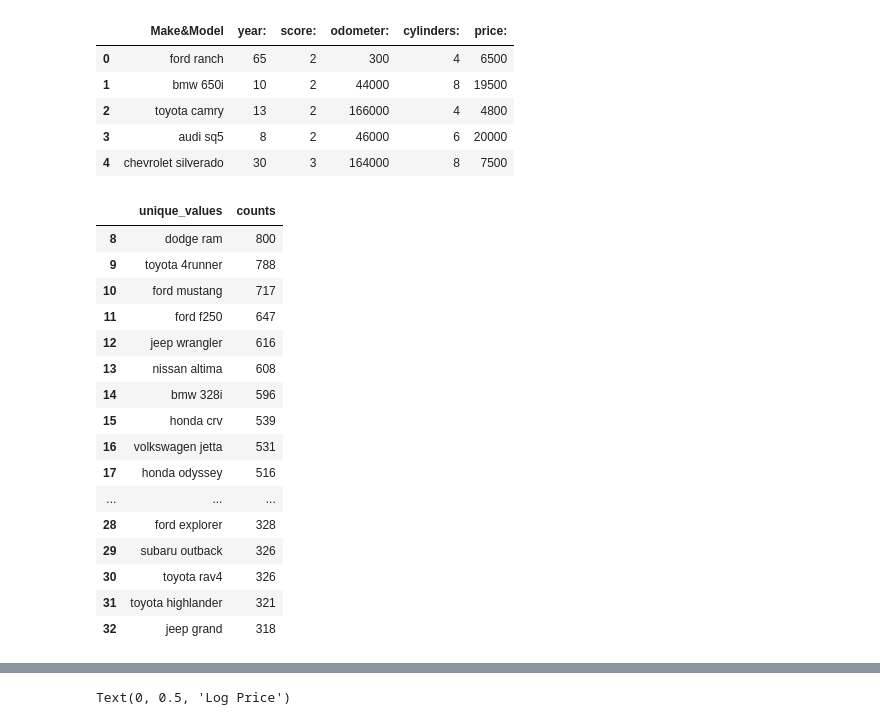
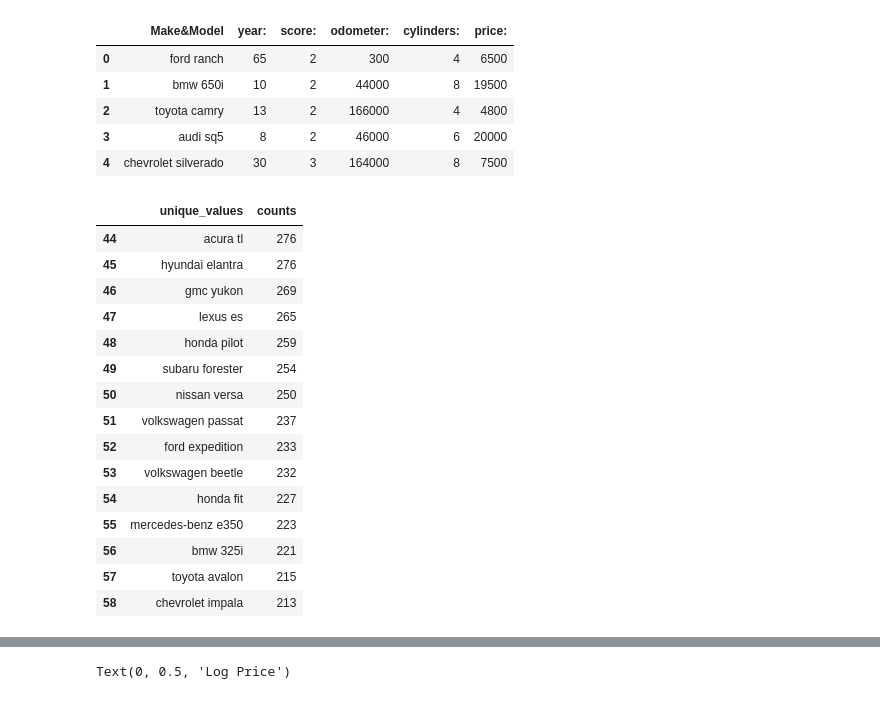
Before and after one commit to Mohammedsilmi9/UsedCar-PriceEstimator, a Jupyter notebook: EDA_General.ipynb, the cells around one changed output, grey strips where cells are left out. Saved outputs shown, nothing was run; the diff lists cells and outputs as text; code cells hidden in the pictures.

```diff
--- a/EDA_General.ipynb
+++ b/EDA_General.ipynb
@@ -35,26 +37,25 @@ all_makes.head()
 df = all_makes['Make&Model'].value_counts().rename_axis('unique_values').to_frame('counts')
 # %%
 df=df.reset_index()
-# %%
-df[8:33]
-# %% [output]
-|  | unique_values | counts |
-| 8 | dodge ram | 800 |
-| 9 | toyota 4runner | 788 |
-| 10 | ford mustang | 717 |
-| 11 | ford f250 | 647 |
-| 12 | jeep wrangler | 616 |
-| 13 | nissan altima | 608 |
-| 14 | bmw 328i | 596 |
-| 15 | honda crv | 539 |
-| 16 | volkswagen jetta | 531 |
-| 17 | honda odyssey | 516 |
-| ... | ... | ... |
-| 28 | ford explorer | 328 |
-| 29 | subaru outback | 326 |
-| 30 | toyota rav4 | 326 |
-| 31 | toyota highlander | 321 |
-| 32 | jeep grand | 318 |
+# %%
+df[44:59]
+# %% [output]
+|  | unique_values | counts |
+| 44 | acura tl | 276 |
+| 45 | hyundai elantra | 276 |
+| 46 | gmc yukon | 269 |
+| 47 | lexus es | 265 |
+| 48 | honda pilot | 259 |
+| 49 | subaru forester | 254 |
+| 50 | nissan versa | 250 |
+| 51 | volkswagen passat | 237 |
+| 52 | ford expedition | 233 |
+| 53 | volkswagen beetle | 232 |
+| 54 | honda fit | 227 |
+| 55 | mercedes-benz e350 | 223 |
+| 56 | bmw 325i | 221 |
+| 57 | toyota avalon | 215 |
+| 58 | chevrolet impala | 213 |
 # %%
 
 #df_test=df_test[(df_test['counts']>430) & (df_test['counts']<620) ]
```
Also changed, not shown: parts of 2 cells of this notebook, 2 other files.
